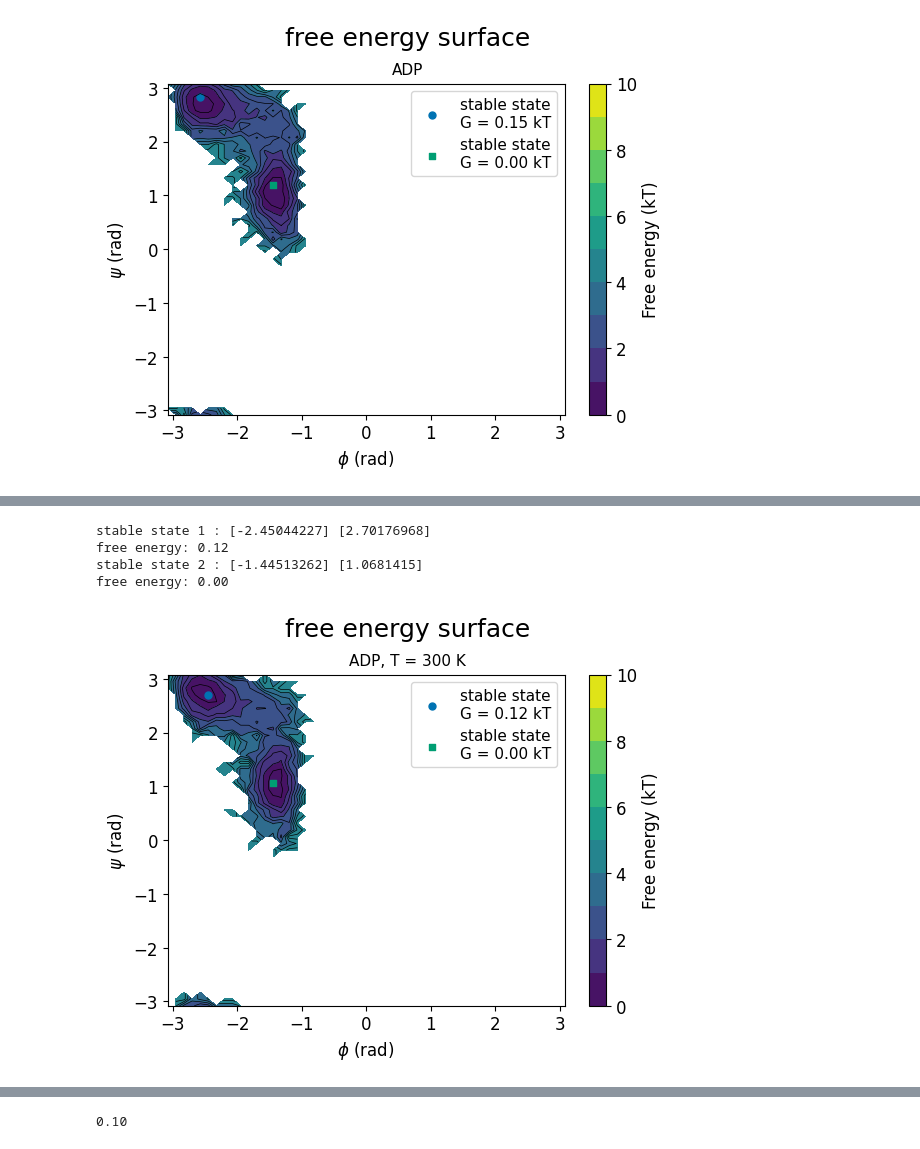
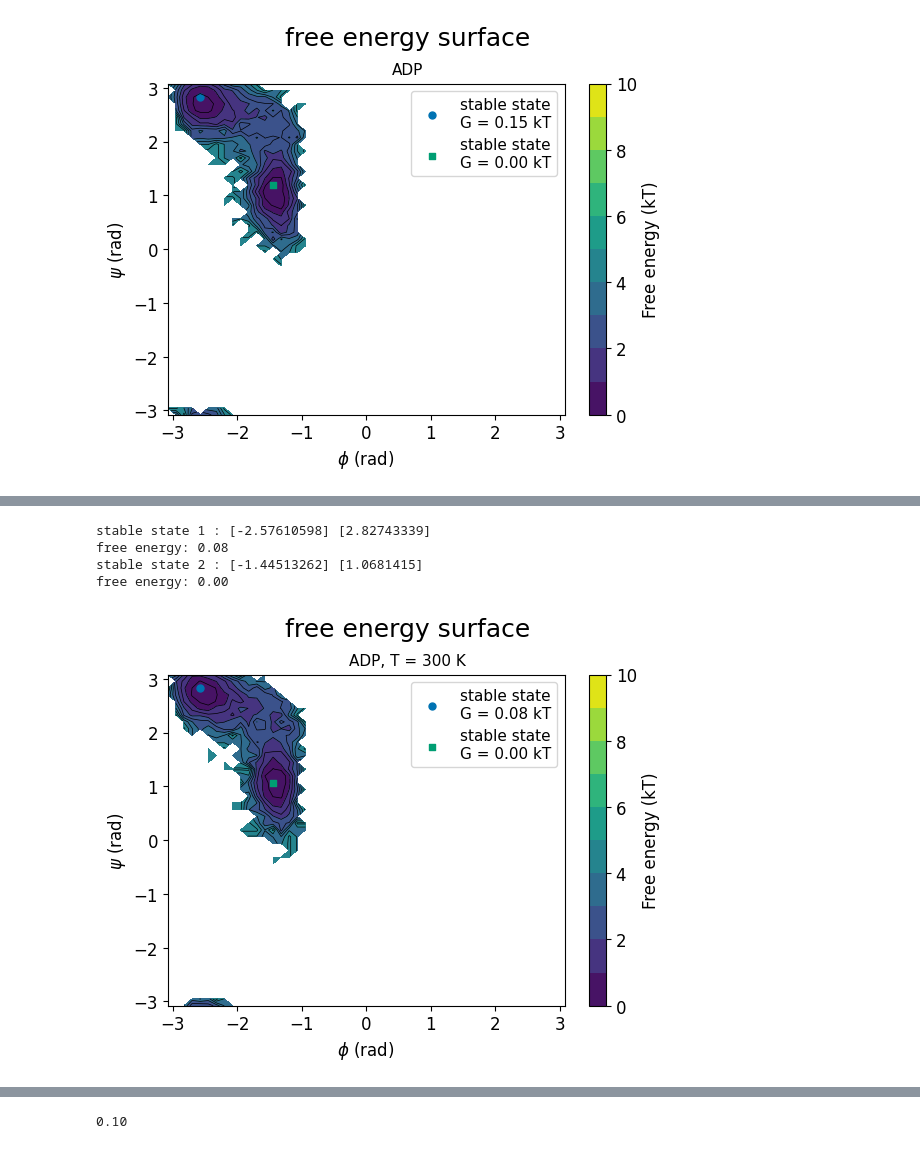
Before and after one commit to cerbveen/comp-lab-class, a Jupyter notebook: Week5/Analysis/plotting.ipynb, the cells around one changed output, grey strips where cells are left out. Drawn from its saved outputs; the diff is of its cells as text; code cells hidden in the pictures.

Commit message:
lab5-attempt5 succeed-before attempt7-9

```diff
--- a/Week5/Analysis/plotting.ipynb
+++ b/Week5/Analysis/plotting.ipynb
@@ -183,4 +254,19 @@ Fmin, Fmax = 0, 10
 # %%
+# preparation for figure 3: free energy surface-T300K
+# load trajectory
+trr_file = '../Data/attempt_2_300_450_dT50_repeat/T300/adp_exchange4temps.trr'
+gro_file = '../Data/attempt_2_300_450_dT50_repeat/T300/adp_exchange4temps.gro'
+traj = md.load(trr_file, top=gro_file)
+# compute phi and psi
+phi = md.compute_phi(traj)
+psi = md.compute_psi(traj)
+# compute free energy and normalize
+H, xedges, yedges = np.histogram2d(phi[1][:,0], psi[1][:,0], bins=50, range=[[-np.pi, np.pi], [-np.pi, np.pi]])
+F = -np.log(H)
+F -= F.min()
+# set min and max of free energy
+Fmin, Fmax = 0, 10
+
 # figure 3: free energy surface-T300K
 fig=plt.figure(3)
 
@@ -219,35 +305,35 @@ N_stable = 3
 # area = [psi_min, psi_max, phi_min, phi_max] = [y,y,x,x]
 area=[[-np.pi, np.pi, -np.pi, -np.pi/2], [-np.pi, np.pi, -np.pi/2, 0], [-np.pi, np.pi, 0, np.pi]]
 # blind-friendly colors & shapes
 colors = ['#0072B2', '#009E73', '#D55E00']
 shapes = ['o', 's', 'd']
 # find the stable states
 for i in range(0,3):
     xidx = np.where((x>area[i][2]) & (x<area[i][3]))
     yidx = np.where((y>area[i][0]) & (y<area[i][1]))
     # find the minimum value in the area of interest
     idx = np.argpartition(F[xidx[0], :][:, yidx[0]].flatten(), 1)[:1]
     # convert the indices to x and y indices
     px1, px2 = np.unravel_index(idx, F[xidx[0], :][:, yidx[0]].shape)
     # check if px1,px1 is the stable state
     if (F[xidx[0][px1], yidx[0][px2]] < Fmin+1): # if the free energy is less than 1, it is a stable state
         # if yes, print the coordinates of the stable state and the free energy
         print("stable state", 1+i, ":", x[xidx[0][px1]], y[yidx[0][px2]])
         # format the F value to 2 decimal places
         Fval = "{:.2f}".format(round(float(F[xidx[0][px1], yidx[0][px2]]), 2))
         print("free energy:", Fval)
         # plot the stable state, colorblind-friendly, scatter plot
         plt.scatter(x[xidx[0][px1]], y[yidx[0][px2]], color=colors[i], marker=shapes[i], s=25, label='stable state\nG = '+Fval+' kT')
         # right top corner legend, fontsize = 11
         plt.legend(loc='upper right', fontsize=11)
     i+=1
 
 # save figure as pdf in ../Figures
-fname = '../Figures/fig.3-[300K]free_energy_surface.pdf'
-plt.savefig(fname, format='pdf', dpi=300, bbox_inches='tight')
+#fname = '../Figures/fig.3-[300K]free_energy_surface.pdf'
+#plt.savefig(fname, format='pdf', dpi=300, bbox_inches='tight')
 # %% [output]
-stable state 1 : [-2.45044227] [2.70176968]
-free energy: 0.12
+stable state 1 : [-2.57610598] [2.82743339]
+free energy: 0.08
 stable state 2 : [-1.44513262] [1.0681415]
 free energy: 0.00
-[figure, old version]
+[figure, new version]
```
Also changed, not shown: parts of 2 cells of this notebook.
